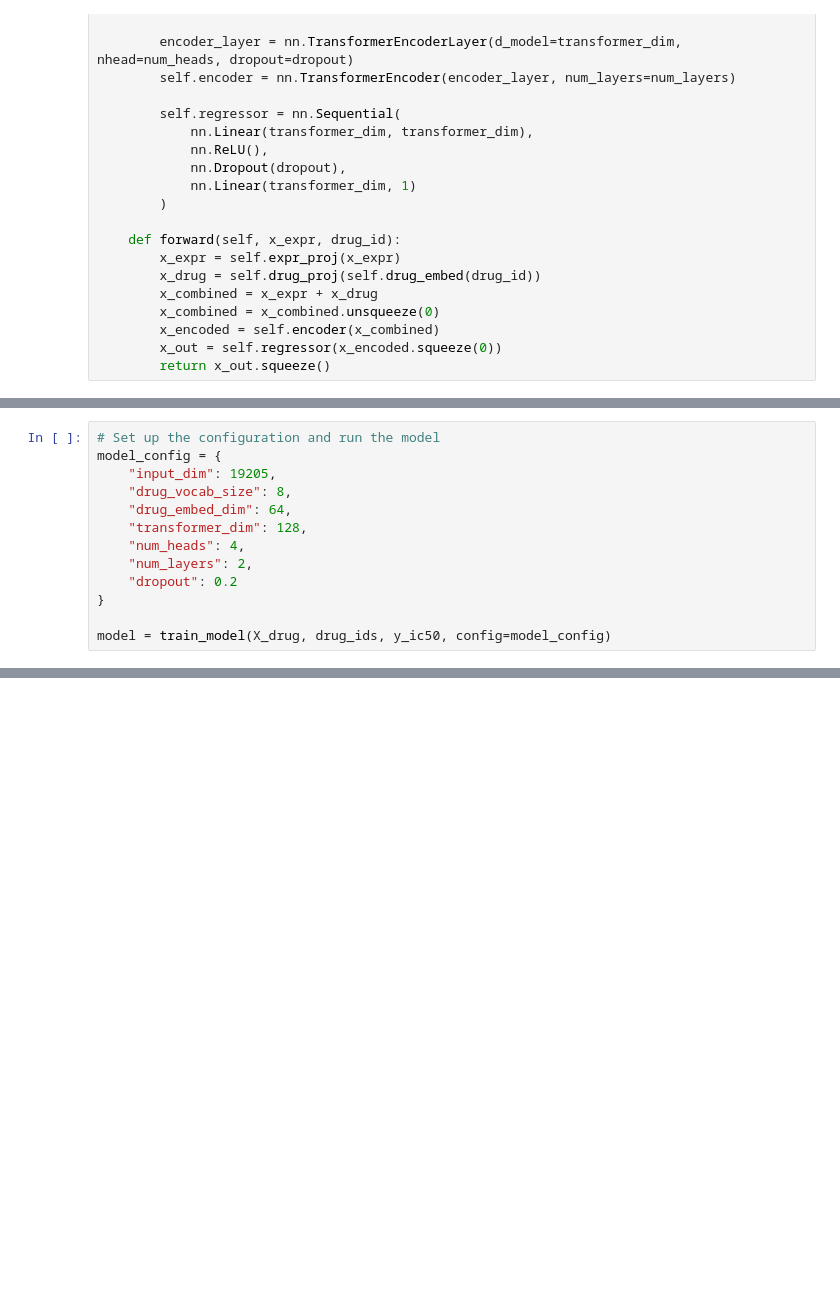
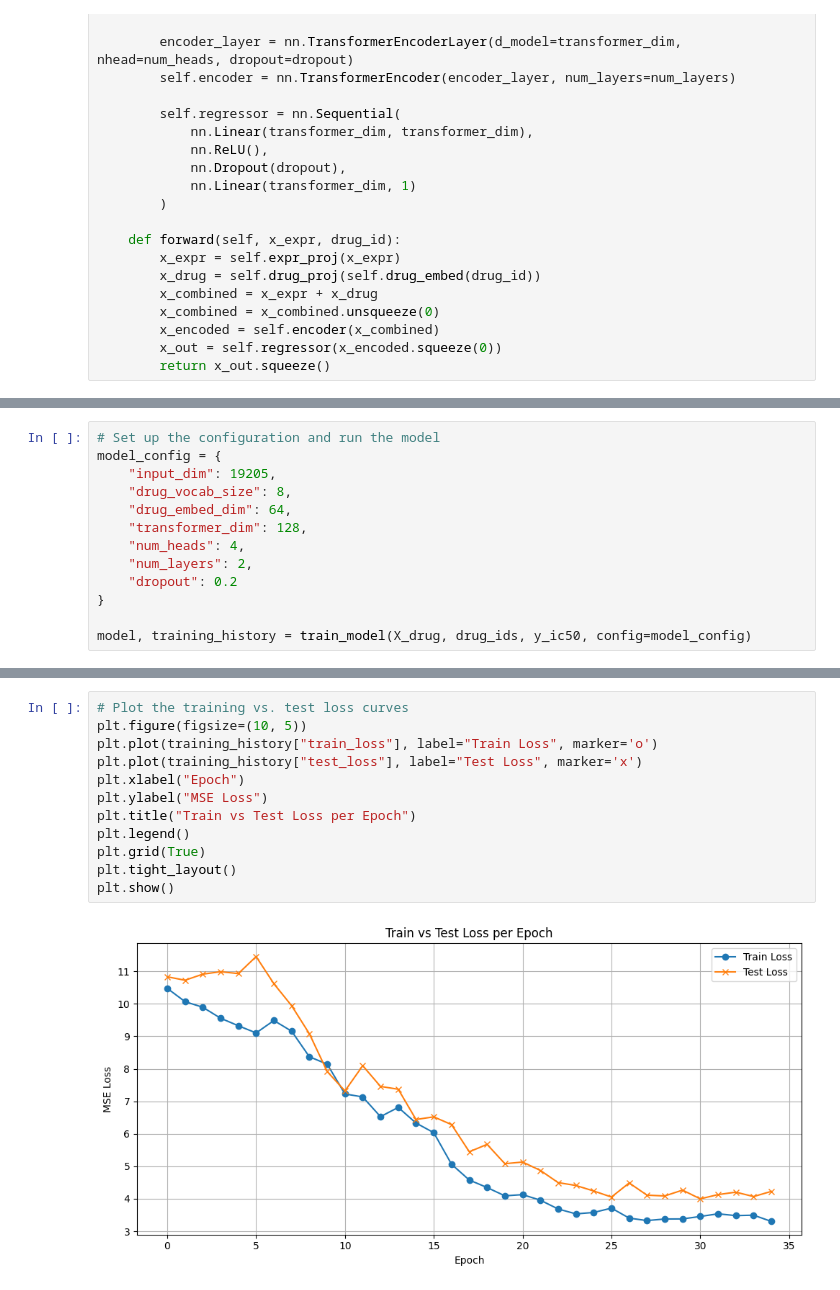
Before and after one commit to dylanbforde/lung-cancer-ODE, a Jupyter notebook: notebooks/q2/question_2.ipynb, the cells around one changed output, grey strips where cells are left out. Saved outputs shown, nothing was run; the diff lists cells and outputs as text; blank space fills up the shorter version.

```diff
--- a/notebooks/q2/question_2.ipynb
+++ b/notebooks/q2/question_2.ipynb
@@ -252,6 +288,6 @@ model_config = {
     "dropout": 0.2
 }
 
-model = train_model(X_drug, drug_ids, y_ic50, config=model_config)
+model, training_history = train_model(X_drug, drug_ids, y_ic50, config=model_config)
 # %% [output]
 Using device: mps
@@ -274,0 +311,14 @@ Test R²: 0.577, MAE: 1.631
+# %%
+# Plot the training vs. test loss curves
+plt.figure(figsize=(10, 5))
+plt.plot(training_history["train_loss"], label="Train Loss", marker='o')
+plt.plot(training_history["test_loss"], label="Test Loss", marker='x')
+plt.xlabel("Epoch")
+plt.ylabel("MSE Loss")
+plt.title("Train vs Test Loss per Epoch")
+plt.legend()
+plt.grid(True)
+plt.tight_layout()
+plt.show()
+# %% [output]
+[figure, added]
```
Also changed, not shown: parts of 6 cells of this notebook.
